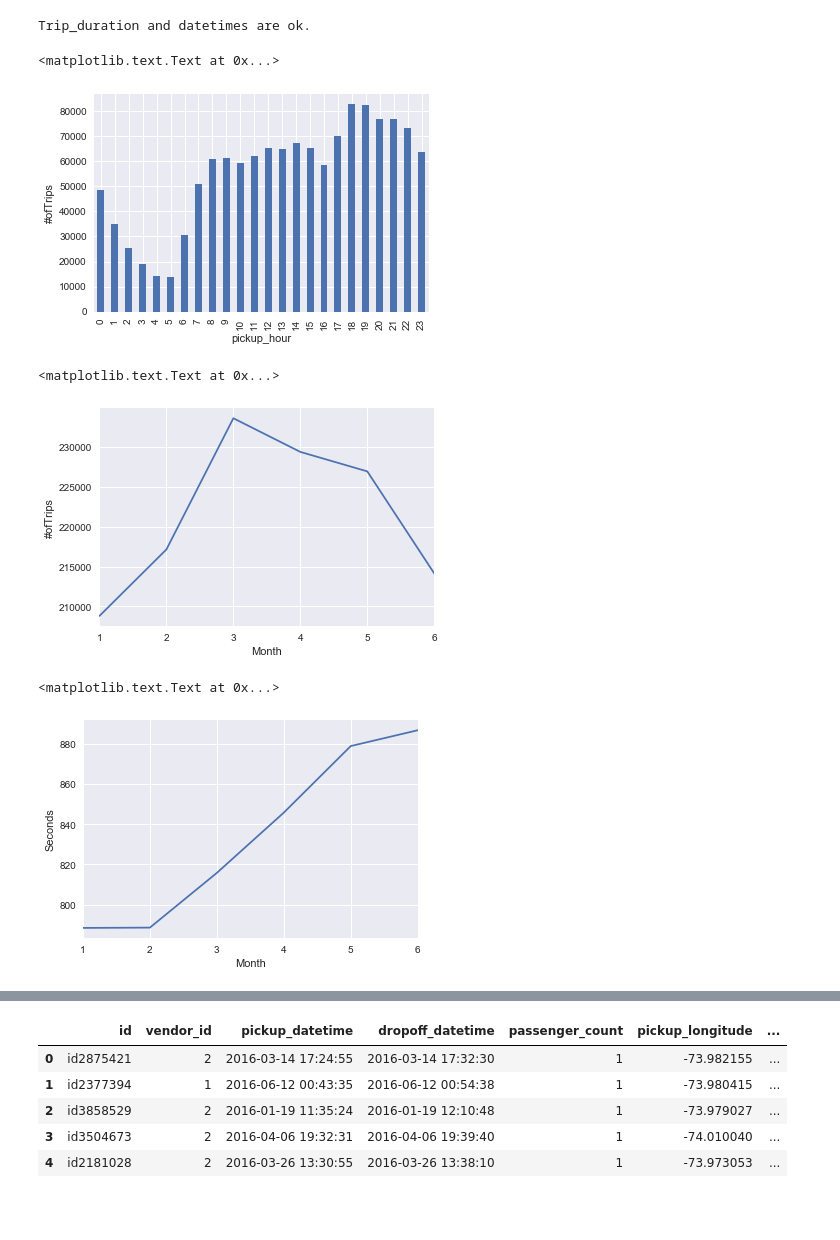
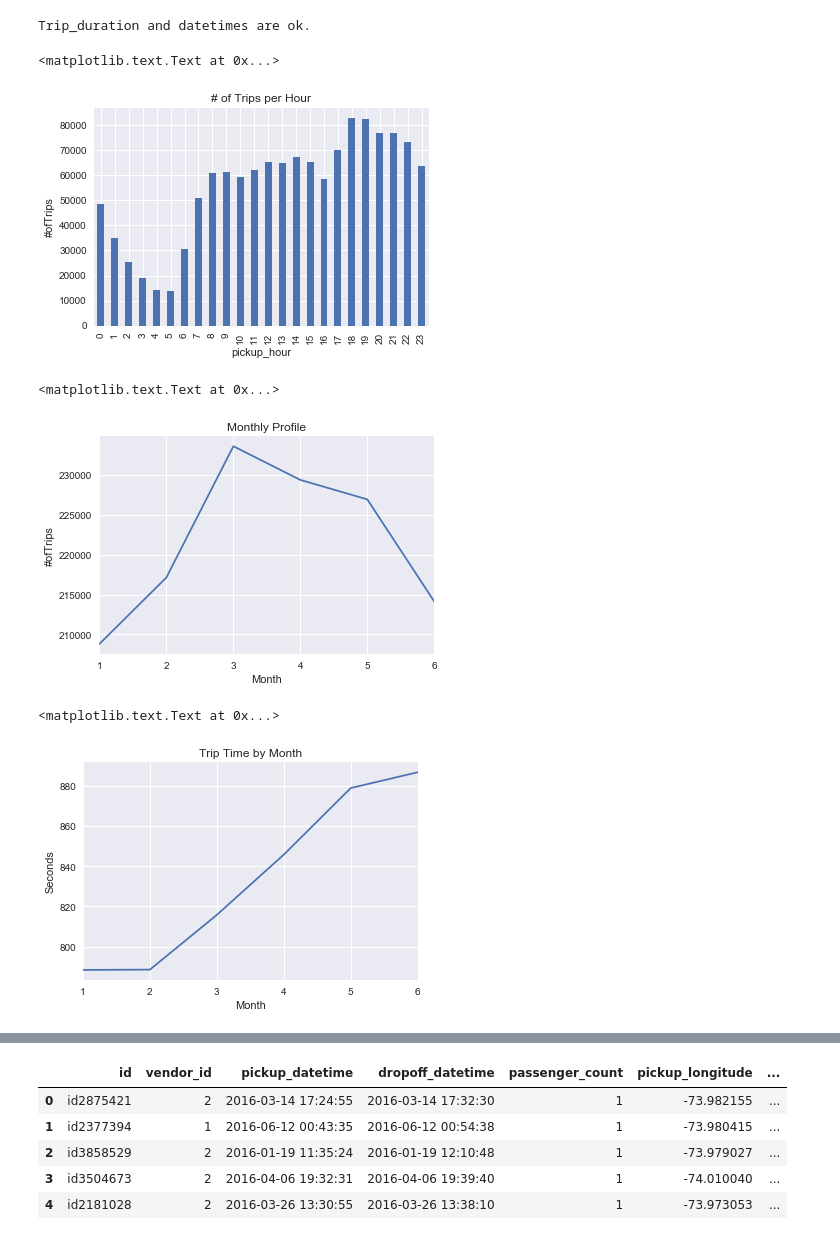
Before and after one commit to andrewcmilne/capstone1_taxi, a Jupyter notebook: TaxiInferentialStatistics.ipynb, the cells around one changed output, grey strips where cells are left out. Saved outputs shown, nothing was run; the diff lists cells and outputs as text; code cells hidden in the pictures; blank space fills up the shorter version.

```diff
--- a/TaxiInferentialStatistics.ipynb
+++ b/TaxiInferentialStatistics.ipynb
@@ -64,25 +73,28 @@ df_train['Month'] = df_train['pickup_datetime'].dt.month
 df_test['Month'] = df_test['pickup_datetime'].dt.month
 # %%
 df_train.groupby(['pickup_hour']).size().plot.bar()
+plt.title('# of Trips per Hour')
 plt.ylabel('#ofTrips')
 #number of trips each hour, peaking around dinner time
 # %% [output]
 <matplotlib.text.Text at 0x...>
-[figure, old version]
+[figure, new version]
 # %%
 df_train.groupby(['Month']).size().plot.line()
 plt.ylabel('#ofTrips')
+plt.title('Monthly Profile')
 #strange that data is only 6 months of the year???
 # %% [output]
 <matplotlib.text.Text at 0x...>
-[figure, old version]
+[figure, new version]
 # %%
 df_train.groupby(['Month'])['trip_duration'].mean().plot.line()
+plt.title('Trip Time by Month')
 plt.ylabel('Seconds')
 #do the trip times increase as a result of summer?
 # %% [output]
 <matplotlib.text.Text at 0x...>
-[figure, old version]
+[figure, new version]
 # %%
 df_train.groupby(['pickup_hour'])['trip_duration'].mean().plot.line()
 plt.ylabel('seconds')
```
Also changed, not shown: parts of 10 cells of this notebook.
